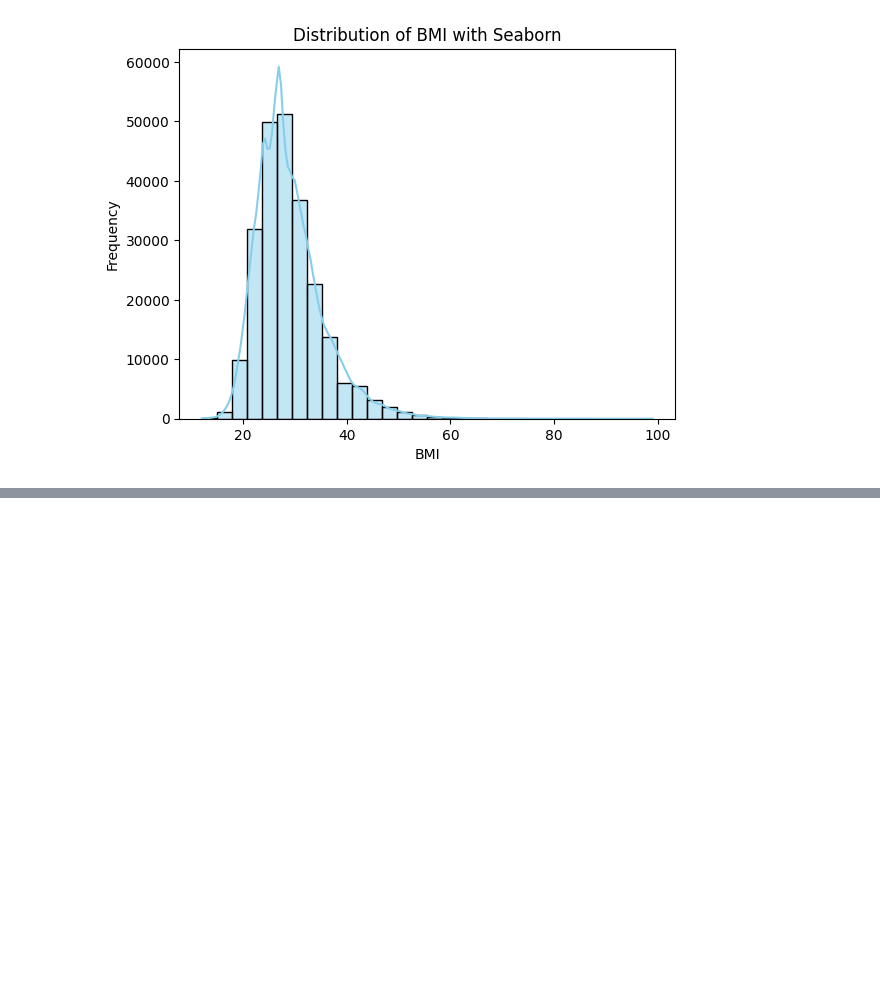
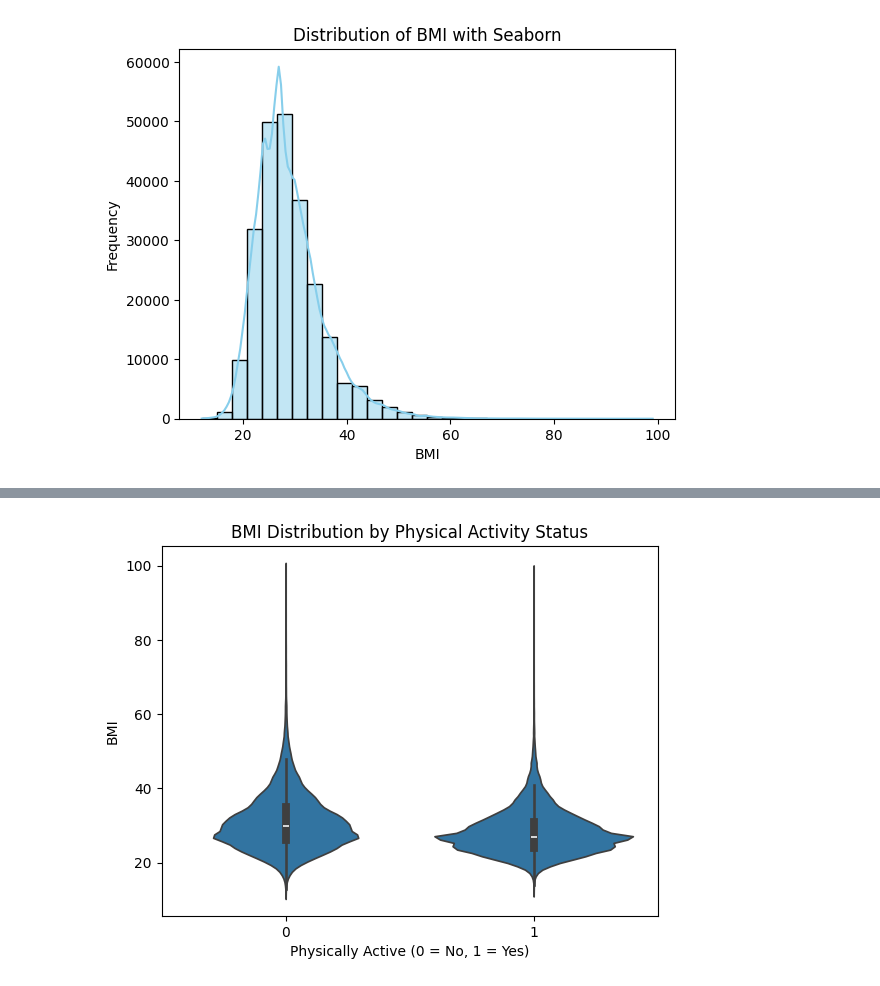
Before and after one commit to aviralchawla/visualization_fundamentals, a Jupyter notebook: notebooks/intro.ipynb, the cells around one changed output, grey strips where cells are left out. Saved outputs shown, nothing was run; the diff lists cells and outputs as text; code cells hidden in the pictures; blank space fills up the shorter version.

```diff
--- a/notebooks/intro.ipynb
+++ b/notebooks/intro.ipynb
@@ -103,0 +140,8 @@ plt.show()
+# %%
+sns.violinplot(x='PhysActivity', y='BMI', data=df)
+plt.title("BMI Distribution by Physical Activity Status")
+plt.xlabel("Physically Active (0 = No, 1 = Yes)")
+plt.ylabel("BMI")
+plt.show()
+# %% [output]
+[figure, added]
```
Also changed, not shown: parts of 9 cells of this notebook.
